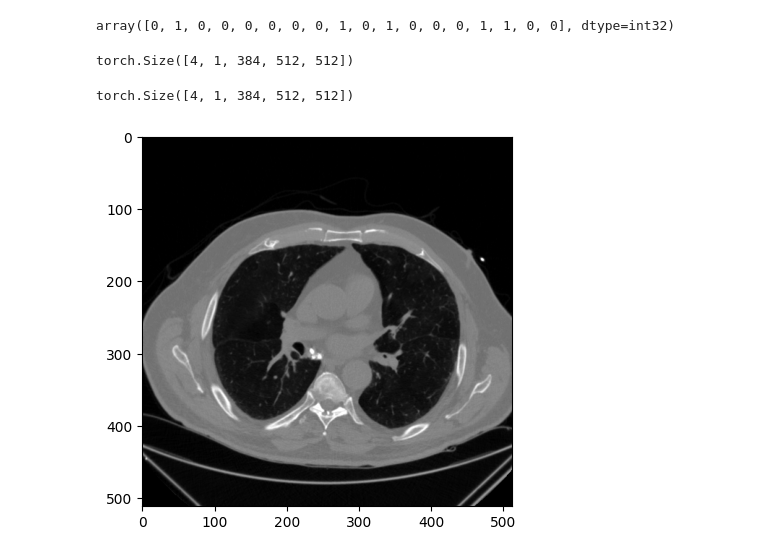
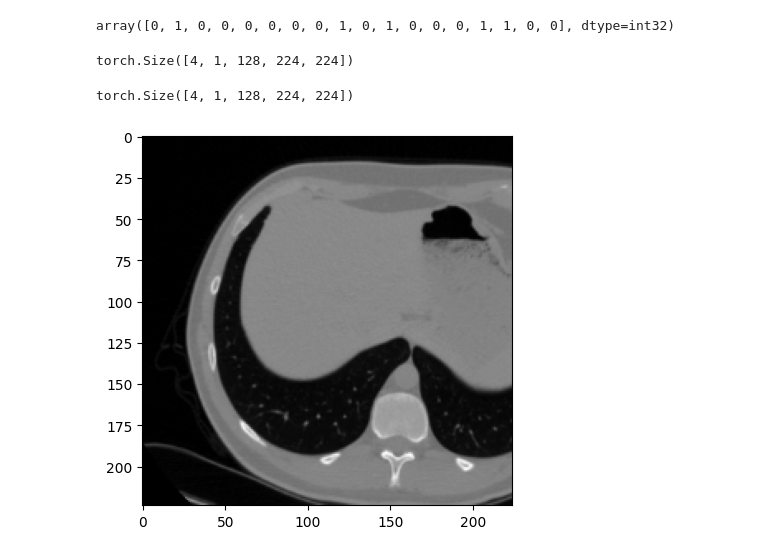
Before and after one commit to peterhan91/CMIL, a Jupyter notebook: ct_rate.ipynb, the cells around one changed output. Saved outputs shown, nothing was run; the diff lists cells and outputs as text; code cells hidden in the pictures.

```diff
--- a/ct_rate.ipynb
+++ b/ct_rate.ipynb
@@ -168,11 +168,17 @@ transforms = tio.Compose([
 ])
 # %%
 from torch.utils.data import DataLoader
+from dataset import LMDB_Dataset
+import pandas as pd
+from transforms import RandomResizedCrop3D, ZScoreNormalizationPerSample
+import torchvision.transforms as transforms
 
-df = pd.read_csv('/home/than/DeepLearning/CMIL/csvs/ct_rate_train_512.csv')
-keys = df['VolumeName'].tolist()
-dataset = LMDBDataset(lmdb_path='/mnt/nas/Datasets/than/CT/LMDB/ct_rate_train_512.lmdb',
-                      keys=keys, transforms=None)
+dataset = LMDB_Dataset(csv_path='/home/than/DeepLearning/CMIL/csvs/ct_rate_train_512.csv',
+    lmdb_path='/home/than/Datasets/CT/ct_rate_train_512.lmdb',
+    transforms=transforms.Compose([
+        RandomResizedCrop3D(size=(128, 224, 224)),
+        ZScoreNormalizationPerSample()])
+    )
 
 data_loader = DataLoader(
     dataset,
@@ -183,16 +189,17 @@ data_loader = DataLoader(
 )
 
 for batch in data_loader:
-    print(batch.shape)
+    img, label = batch
+    print(img.shape)
     break
     # _ = plt.imshow(batch[0, 0, 10, :, :].cpu().numpy(), cmap='gray')
     # _ = plt.show()
     # break
 # %% [output]
-torch.Size([4, 1, 384, 512, 512])
+torch.Size([4, 1, 128, 224, 224])
 # %%
-batch.shape
-_ = plt.imshow(batch[2, 0, 226, :, :].cpu().numpy(), cmap='gray')
+img.shape
+_ = plt.imshow(img[2, 0, 40, :, :].cpu().numpy(), cmap='gray')
 # %% [output]
-torch.Size([4, 1, 384, 512, 512])
+torch.Size([4, 1, 128, 224, 224])
-[figure, old version]
+[figure, new version]
```
Also changed, not shown: 5 other files.
